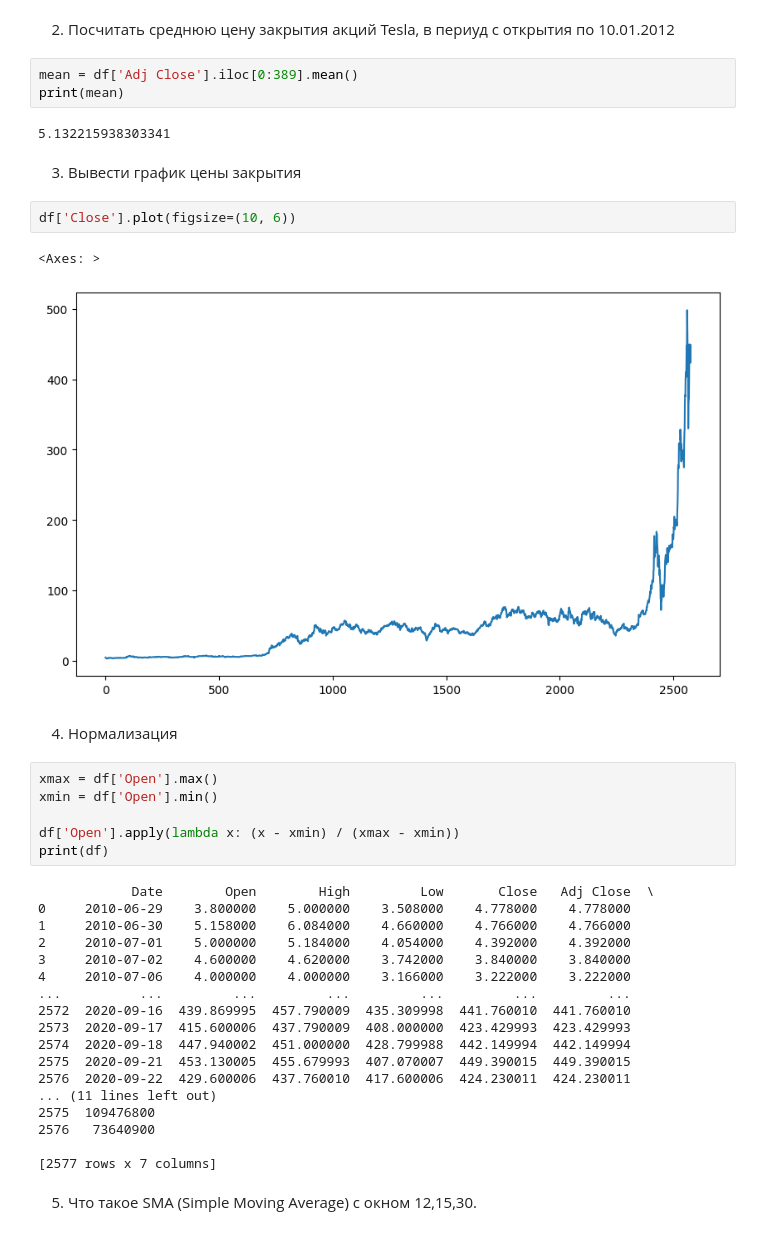
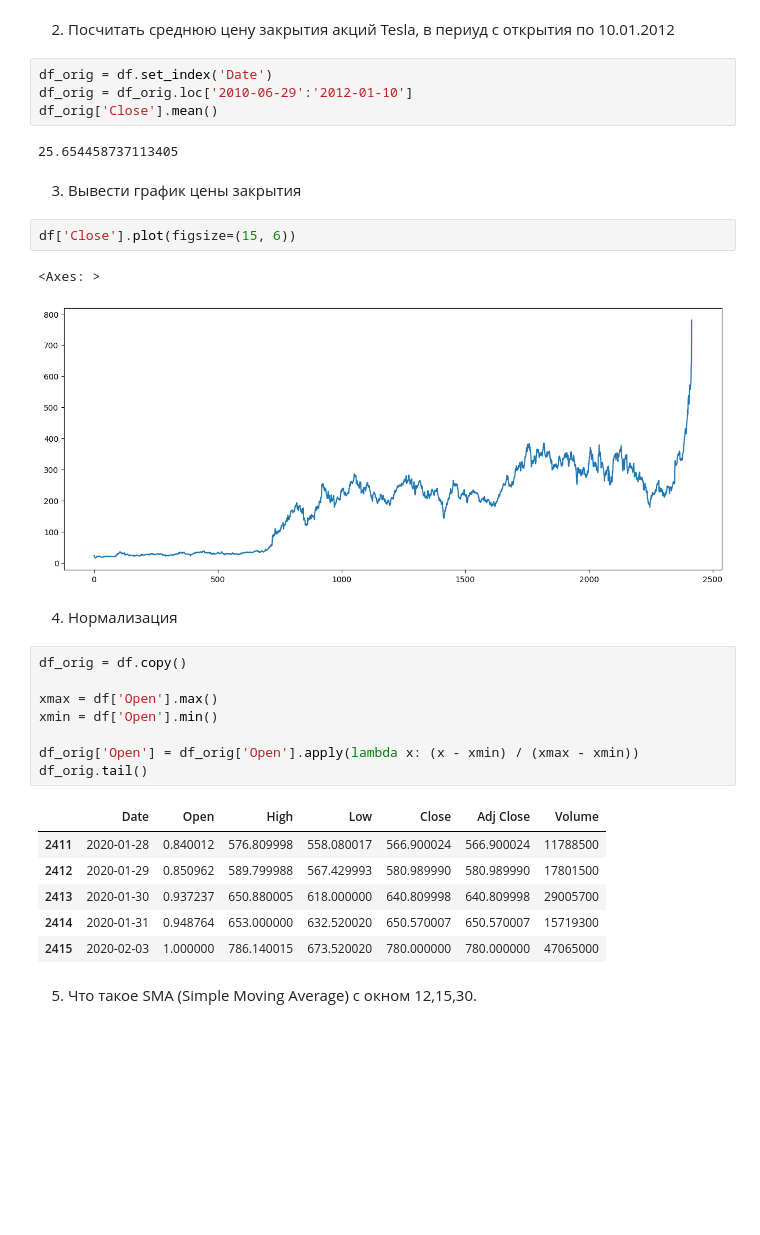
Before and after one commit to LobanovOleg/ML-System-Design, a Jupyter notebook: Laba2.ipynb, the cells around one changed output. Saved outputs shown, nothing was run; the diff lists cells and outputs as text; blank space fills up the shorter version.

```diff
--- a/Laba2.ipynb
+++ b/Laba2.ipynb
@@ -22,43 +22,35 @@ df[['Date', 'Open', 'High', 'Low', 'Close', 'Adj Close', 'Volume']]
 # %% [markdown]
 2. Посчитать среднюю цену закрытия акций Tesla, в периуд с открытия по 10.01.2012
-# %%
-mean = df['Adj Close'].iloc[0:389].mean()
-print(mean)
-# %% [output]
-5.132215938303341
+# %%
+df_orig = df.set_index('Date')
+df_orig = df_orig.loc['2010-06-29':'2012-01-10']
+df_orig['Close'].mean()
+# %% [output]
+25.654458737113405
 # %% [markdown]
 3. Вывести график цены закрытия
 # %%
-df['Close'].plot(figsize=(10, 6))
+df['Close'].plot(figsize=(15, 6))
 # %% [output]
 <Axes: >
-[figure, old version]
+[figure, new version]
 # %% [markdown]
 4. Нормализация
 # %%
+df_orig = df.copy()
+
 xmax = df['Open'].max()
 xmin = df['Open'].min()
 
-df['Open'].apply(lambda x: (x - xmin) / (xmax - xmin))
-print(df)
+df_orig['Open'] = df_orig['Open'].apply(lambda x: (x - xmin) / (xmax - xmin))
+df_orig.tail()
 # %% [output]
-            Date        Open        High         Low       Close   Adj Close  \
-0     2010-06-29    3.800000    5.000000    3.508000    4.778000    4.778000
-1     2010-06-30    5.158000    6.084000    4.660000    4.766000    4.766000
-2     2010-07-01    5.000000    5.184000    4.054000    4.392000    4.392000
-3     2010-07-02    4.600000    4.620000    3.742000    3.840000    3.840000
-4     2010-07-06    4.000000    4.000000    3.166000    3.222000    3.222000
-...          ...         ...         ...         ...         ...         ...
-2572  2020-09-16  439.869995  457.790009  435.309998  441.760010  441.760010
-2573  2020-09-17  415.600006  437.790009  408.000000  423.429993  423.429993
-2574  2020-09-18  447.940002  451.000000  428.799988  442.149994  442.149994
-2575  2020-09-21  453.130005  455.679993  407.070007  449.390015  449.390015
-2576  2020-09-22  429.600006  437.760010  417.600006  424.230011  424.230011
-... (11 lines left out)
-2575  109476800
-2576   73640900
-
-[2577 rows x 7 columns]
+|  | Date | Open | High | Low | Close | Adj Close | Volume |
+| 2411 | 2020-01-28 | 0.840012 | 576.809998 | 558.080017 | 566.900024 | 566.900024 | 11788500 |
+| 2412 | 2020-01-29 | 0.850962 | 589.799988 | 567.429993 | 580.989990 | 580.989990 | 17801500 |
+| 2413 | 2020-01-30 | 0.937237 | 650.880005 | 618.000000 | 640.809998 | 640.809998 | 29005700 |
+| 2414 | 2020-01-31 | 0.948764 | 653.000000 | 632.520020 | 650.570007 | 650.570007 | 15719300 |
+| 2415 | 2020-02-03 | 1.000000 | 786.140015 | 673.520020 | 780.000000 | 780.000000 | 47065000 |
 # %% [markdown]
 5. Что такое SMA (Simple Moving Average) с окном 12,15,30.
 # %% [markdown]
```
Also changed, not shown: parts of 3 cells of this notebook.
